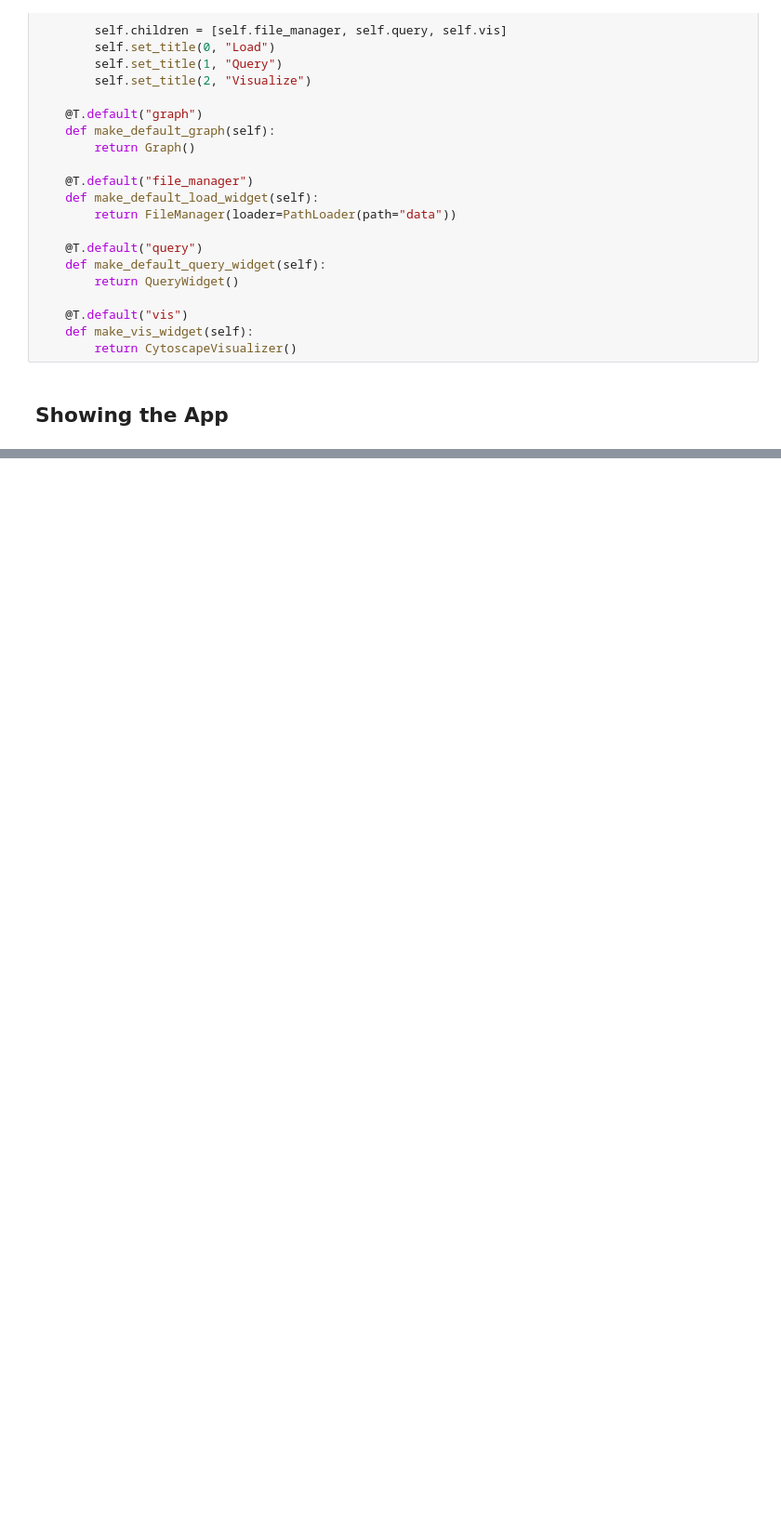
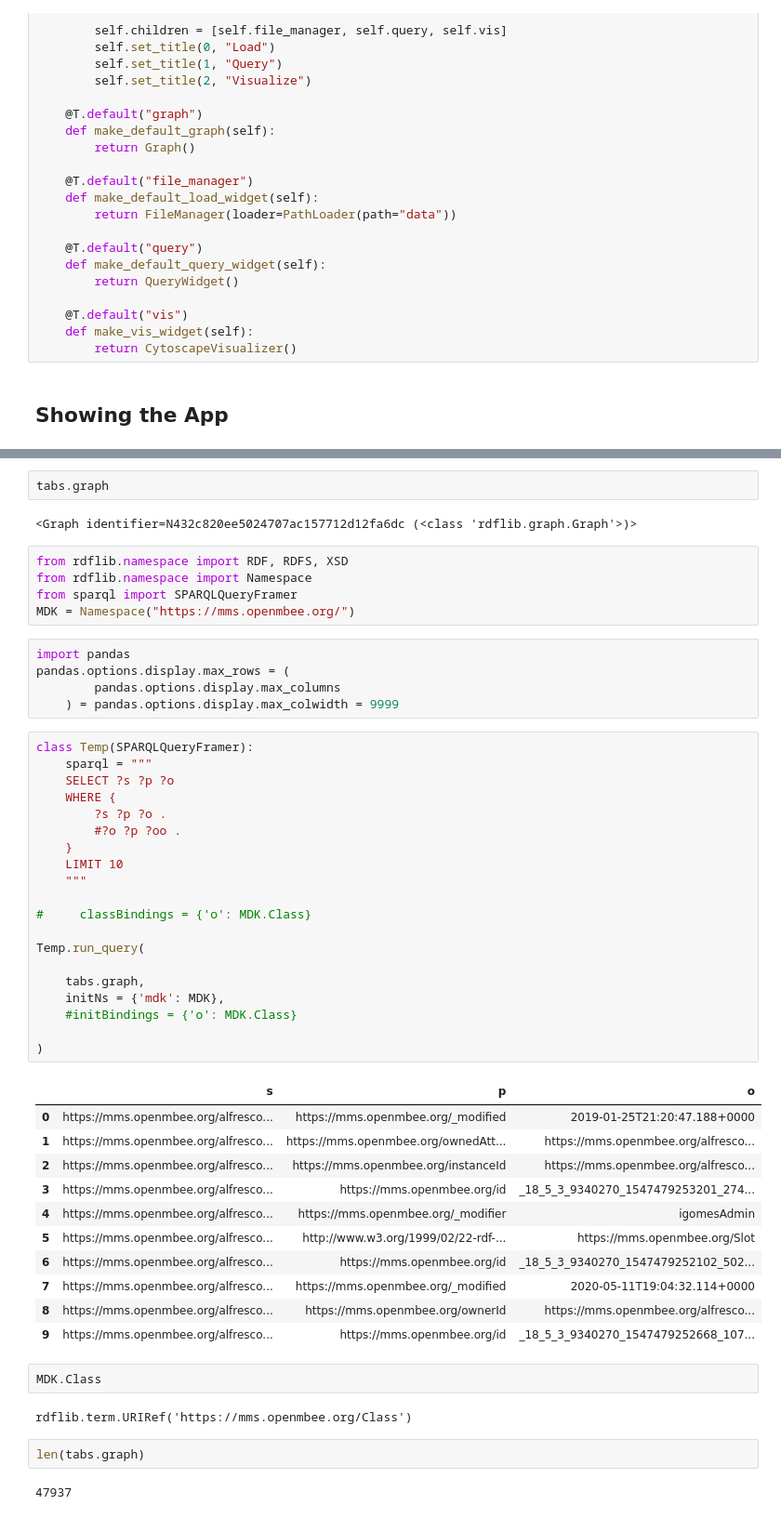
Before and after one commit to jupyrdf/ipyradiant, a Jupyter notebook: examples/Tab_App_Example.ipynb, the cells around one changed output, grey strips where cells are left out. Shown at 93% size. Saved outputs shown, nothing was run; the diff lists cells and outputs as text; blank space fills up the shorter version.

```diff
--- a/examples/Tab_App_Example.ipynb
+++ b/examples/Tab_App_Example.ipynb
@@ -64,0 +70,54 @@ W.VBox([tabs, tabs.query.log])
+# %%
+tabs.graph
+# %% [output]
+<Graph identifier=N432c820ee5024707ac157712d12fa6dc (<class 'rdflib.graph.Graph'>)>
+# %%
+from rdflib.namespace import RDF, RDFS, XSD
+from rdflib.namespace import Namespace
+from sparql import SPARQLQueryFramer
+MDK = Namespace("https://mms.openmbee.org/")
+# %%
+import pandas
+pandas.options.display.max_rows = (
+        pandas.options.display.max_columns
+    ) = pandas.options.display.max_colwidth = 9999
+# %%
+class Temp(SPARQLQueryFramer):
+    sparql = """
+    SELECT ?s ?p ?o
+    WHERE {
+        ?s ?p ?o .
+        #?o ?p ?oo .
+    }
+    LIMIT 10
+    """
+
+#     classBindings = {'o': MDK.Class}
+
+Temp.run_query(
+
+    tabs.graph,
+    initNs = {'mdk': MDK},
+    #initBindings = {'o': MDK.Class}
+
+)
+# %% [output]
+|  | s | p | o |
+| 0 | https://mms.openmbee.org/alfresco... | https://mms.openmbee.org/_modified | 2019-01-25T21:20:47.188+0000 |
+| 1 | https://mms.openmbee.org/alfresco... | https://mms.openmbee.org/ownedAtt... | https://mms.openmbee.org/alfresco... |
+| 2 | https://mms.openmbee.org/alfresco... | https://mms.openmbee.org/instanceId | https://mms.openmbee.org/alfresco... |
+| 3 | https://mms.openmbee.org/alfresco... | https://mms.openmbee.org/id | _18_5_3_9340270_1547479253201_274... |
+| 4 | https://mms.openmbee.org/alfresco... | https://mms.openmbee.org/_modifier | igomesAdmin |
+| 5 | https://mms.openmbee.org/alfresco... | http://www.w3.org/1999/02/22-rdf-... | https://mms.openmbee.org/Slot |
+| 6 | https://mms.openmbee.org/alfresco... | https://mms.openmbee.org/id | _18_5_3_9340270_1547479252102_502... |
+| 7 | https://mms.openmbee.org/alfresco... | https://mms.openmbee.org/_modified | 2020-05-11T19:04:32.114+0000 |
+| 8 | https://mms.openmbee.org/alfresco... | https://mms.openmbee.org/ownerId | https://mms.openmbee.org/alfresco... |
+| 9 | https://mms.openmbee.org/alfresco... | https://mms.openmbee.org/id | _18_5_3_9340270_1547479252668_107... |
+# %%
+MDK.Class
+# %% [output]
+rdflib.term.URIRef('https://mms.openmbee.org/Class')
+# %%
+len(tabs.graph)
+# %% [output]
+47937
```
Also changed, not shown: parts of 2 cells of this notebook, 18 other files.
